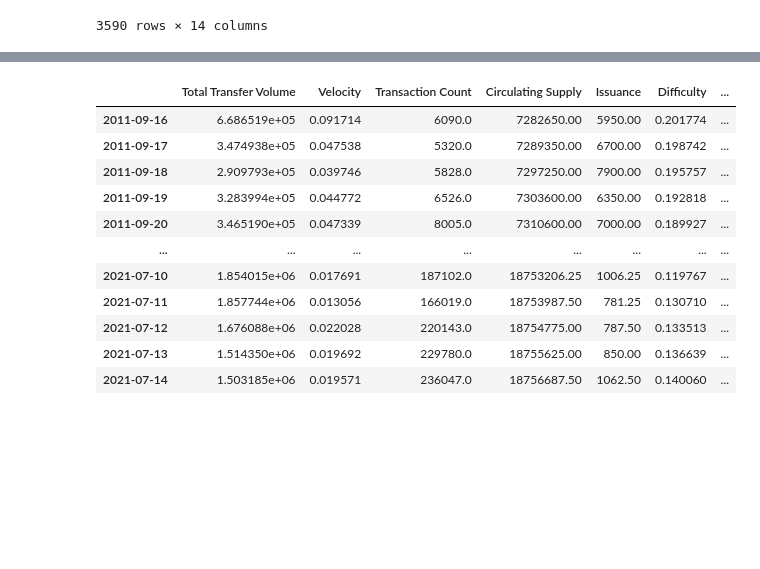
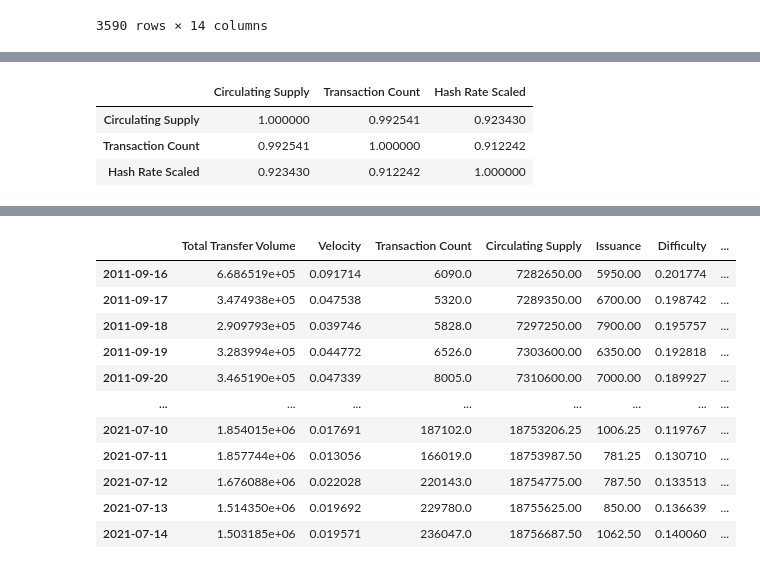
Before and after one commit to Jyou965/machine_learning_on_chain_analysis_price_prediction_btc, a Jupyter notebook: main.ipynb, the cells around one changed output, grey strips where cells are left out. Cells and saved outputs as stored; diff of their text form; code cells hidden in the pictures; blank space fills up the shorter version.

```diff
--- a/main.ipynb
+++ b/main.ipynb
@@ -917,3 +916,7 @@ full_data_df
 | 2021-07-13 | 1.514350e+06 | 0.019692 | 229780.0 | 18755625.00 | 850.00 | 1.617854 | ... |
 | 2021-07-14 | 1.503185e+06 | 0.019571 | 236047.0 | 18756687.50 | 1062.50 | 2.154879 | ... |
 3590 rows × 14 columns
+# %%
+full_data_corr = full_data_df.corr()
+full_data_corr = full_data_corr.iloc[0:12,:]
+full_data_corr
@@ -919,0 +937,8 @@ full_data_df
+# %%
+key_X = full_data_corr[['Circulating Supply','Transaction Count','Hash Rate Scaled']]
+key_X.corr()
+# %% [output]
+|  | Circulating Supply | Transaction Count | Hash Rate Scaled |
+| Circulating Supply | 1.000000 | 0.992541 | 0.923430 |
+| Transaction Count | 0.992541 | 1.000000 | 0.912242 |
+| Hash Rate Scaled | 0.923430 | 0.912242 | 1.000000 |
```
Also changed, not shown: parts of 29 cells of this notebook.
